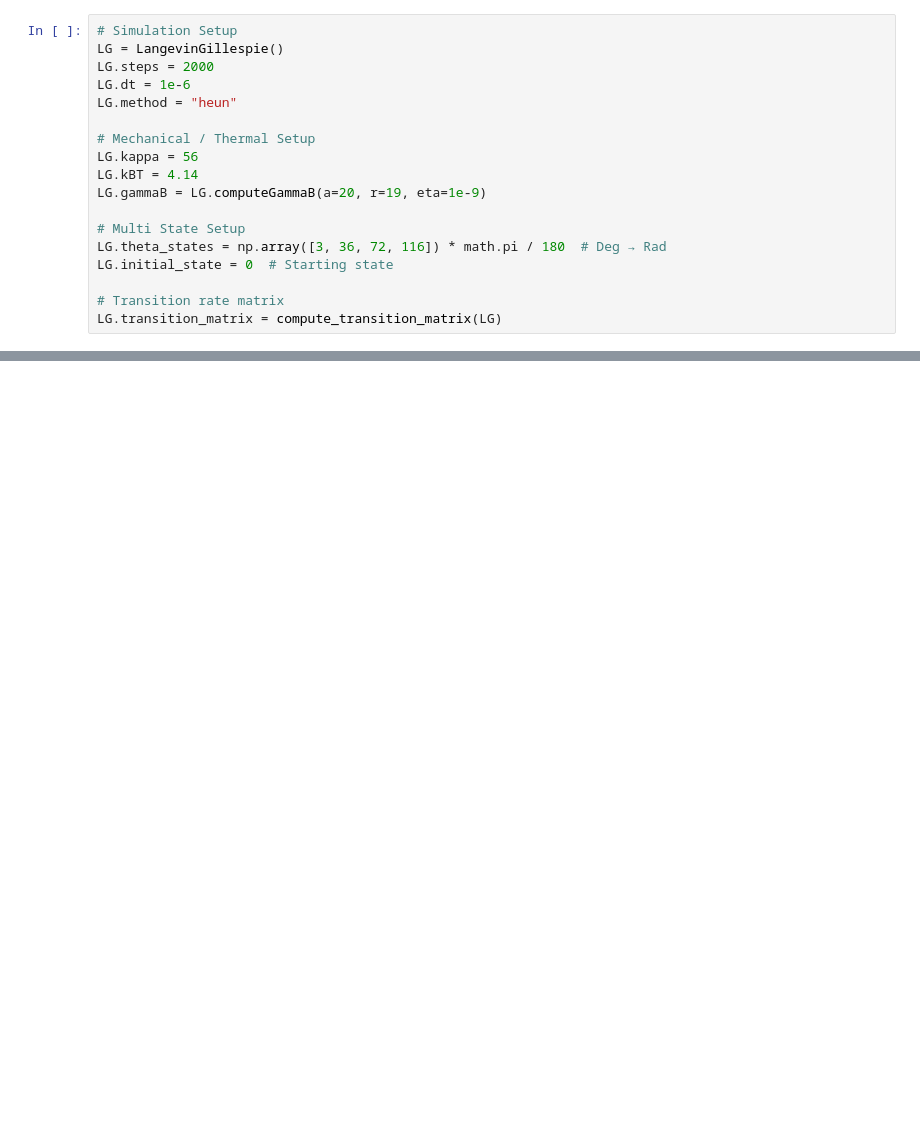
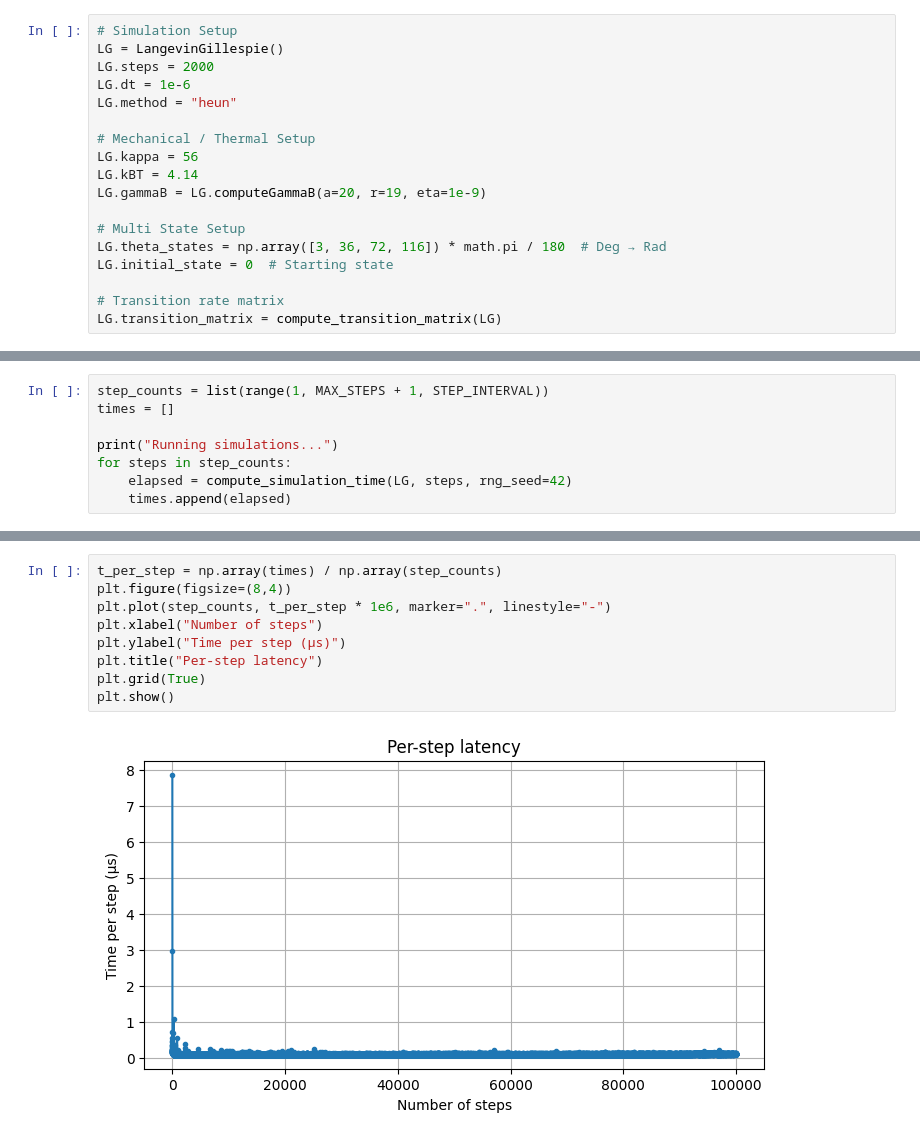
Before and after one commit to RobertAFenn/F1-ATPase-simulation, a Jupyter notebook: src/analysis/time_analysis.ipynb, the cells around one changed output, grey strips where cells are left out. Saved outputs shown, nothing was run; the diff lists cells and outputs as text; blank space fills up the shorter version.

```diff
--- a/src/analysis/time_analysis.ipynb
+++ b/src/analysis/time_analysis.ipynb
@@ -65,0 +56,8 @@ Step range: 500 to 10000 steps
+# %%
+step_counts = list(range(1, MAX_STEPS + 1, STEP_INTERVAL))
+times = []
+
+print("Running simulations...")
+for steps in step_counts:
+    elapsed = compute_simulation_time(LG, steps, rng_seed=42)
+    times.append(elapsed)
@@ -65,0 +140,11 @@ Step range: 500 to 10000 steps
+# %%
+t_per_step = np.array(times) / np.array(step_counts)
+plt.figure(figsize=(8,4))
+plt.plot(step_counts, t_per_step * 1e6, marker=".", linestyle="-")
+plt.xlabel("Number of steps")
+plt.ylabel("Time per step (µs)")
+plt.title("Per-step latency")
+plt.grid(True)
+plt.show()
+# %% [output]
+[figure, added]
```
Also changed, not shown: parts of 11 cells of this notebook, 9 other files.
